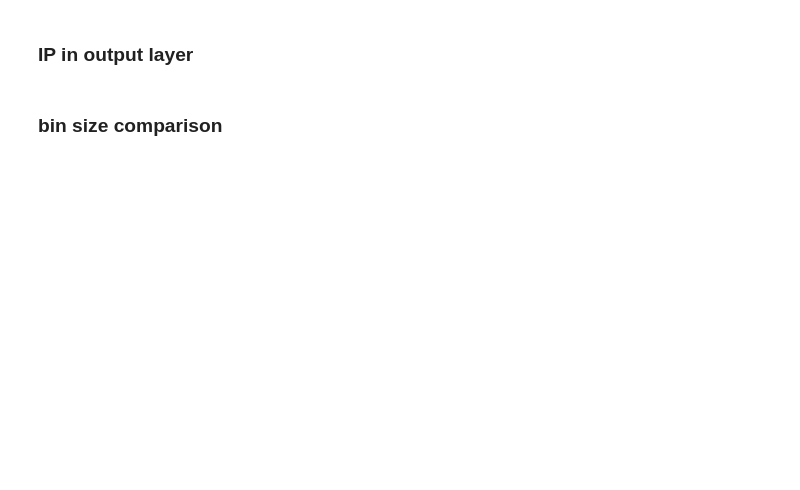
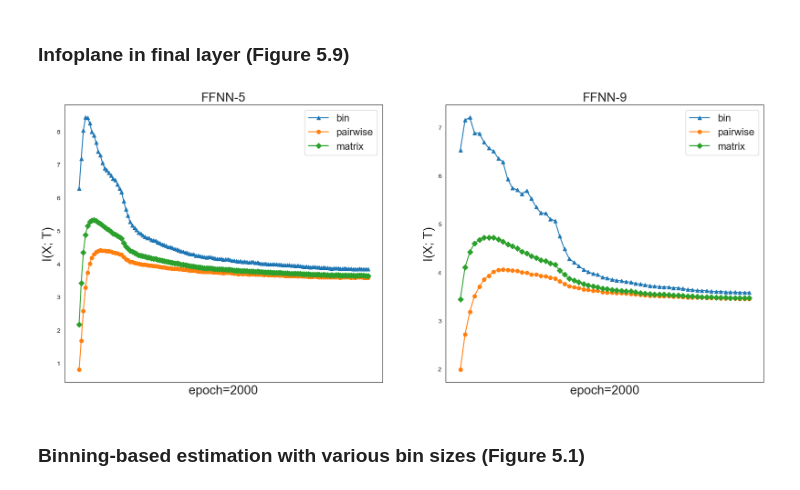
Before and after one commit to Liu-Huixia/learning-process-DNN, a Jupyter notebook: Plots.ipynb, the cells around one changed output. Saved outputs shown, nothing was run; the diff lists cells and outputs as text; code cells hidden in the pictures; blank space fills up the shorter version.

```diff
--- a/Plots.ipynb
+++ b/Plots.ipynb
@@ -280,42 +288,46 @@ if DO_SAVE:
 # %% [markdown]
-### IP in output layer
+### Infoplane in final layer (Figure 5.9)
 # %%
 fig, ax = plt.subplots(1,2, figsize=(20,8))
 markers = {'bin':'^', 'upper':'o', 'matrix':'D'}
 ARCH = ["10-10-10-10", '512-256-128-64-32-16-10-10']
 for i in range(len(ARCH)):
 
     with open(f"MIs/{ARCH[i]}_MIs.pickle", "rb") as f:
         loaded_dict = pickle.load(f)
     MIs = loaded_dict['tanh']
 
 
 
     for infoplane in ['bin', 'upper', 'matrix']:
     # for infoplane in ['upper']:
-        moving_diff = np.zeros(len(MIs.keys()))
+        values = np.zeros(len(MIs.keys()))
         # avg_mi = np.zeros(len(MIs[0]['MI_XM_'+ infoplane]))
         l =0
         for epoch in MIs.keys():
 
-            x = np.array(MIs[epoch]['MI_YM_'+infoplane][-1])
-            moving_diff[l] = np.mean(x)
+            x = np.array(MIs[epoch]['MI_XM_'+infoplane][-1])
+            # x = np.array(MIs[epoch]['MI_YM_'+infoplane][-1])
+            values[l] = np.mean(x)
             l+=1
-        ax[i].plot(moving_diff,marker=markers[infoplane], label=infoplane)
+        ax[i].plot(values,marker=markers[infoplane], label=infoplane)
         ax[i].set_ylabel('I(X; T)', fontsize=20)
+        # ax[i].set_ylabel('I(Y; T)', fontsize=20)
         ax[i].set_xticks([])
 
         if i==0:
             ax[i].set_title('FFNN-5', fontsize=20)
         else:
             ax[i].set_title('FFNN-9', fontsize=20)
 
         ax[i].set_xlabel("epoch=2000", fontsize=20)
         ax[i].legend(["bin", "pairwise", "matrix"] , fontsize=16)
         # ax[i].legend()
 DO_SAVE = False
 if DO_SAVE:
     fig.savefig('plots/' + ("output I(Y; T) by epochs"),bbox_inches='tight')
+# %% [output]
+[figure, added]
 # %% [markdown]
-### bin size comparison
+### Binning-based estimation with various bin sizes (Figure 5.1)
 # %%
```
Also changed, not shown: parts of 9 cells of this notebook.
